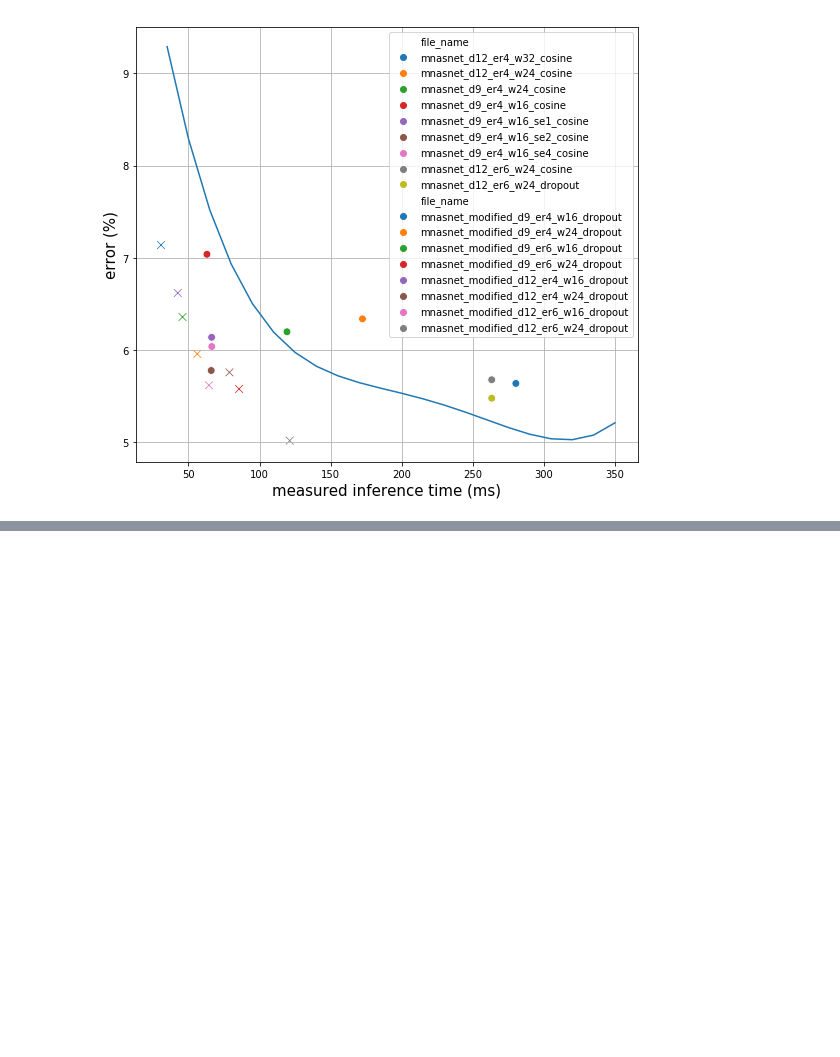
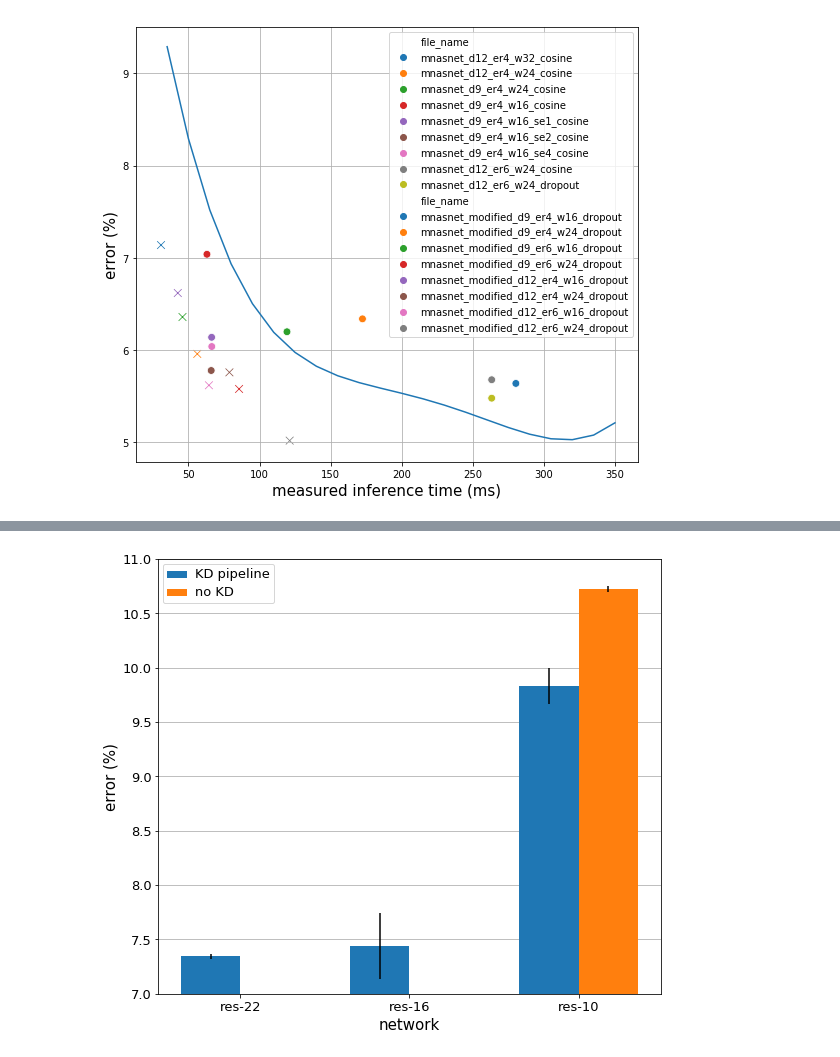
Before and after one commit to NatGr/Master_Thesis, a Jupyter notebook: training_from_scratch/visualize.ipynb, the cells around one changed output, grey strips where cells are left out. Saved outputs shown, nothing was run; the diff lists cells and outputs as text; code cells hidden in the pictures; blank space fills up the shorter version.

```diff
--- a/training_from_scratch/visualize.ipynb
+++ b/training_from_scratch/visualize.ipynb
@@ -166,0 +228,5 @@ ax.grid(True)
+# %%
+test_KD = pd.read_csv('test_KD.csv')
+test_KD['error'] = 100*(1.0 - test_KD[['acc1', 'acc2', 'acc3']].mean(axis=1))
+test_KD['error_std'] = 100*test_KD[['acc1', 'acc2', 'acc3']].std(axis=1)
+test_KD.head()
@@ -166,0 +239,33 @@ ax.grid(True)
+# %%
+KD_pipeline = test_KD[test_KD.KD_pipeline].sort_values("net", ascending=False)
+base_net = test_KD[np.logical_not(test_KD.KD_pipeline)]
+
+N = KD_pipeline.shape[0]
+ind = np.arange(N)  # the x locations for the groups
+width = 0.35       # the width of the bars
+
+
+fig, ax = plt.subplots(1, figsize=(9, 8))
+KD = ax.bar(ind, KD_pipeline.error, width, yerr=KD_pipeline.error_std)
+
+no_KD = ax.bar(ind+width, [0, 0] + [base_net.error[0]], width,
+    yerr=[0, 0] + [base_net.error_std[0]])
+
+# add some
+ax.set_xlabel('network', fontsize=15)
+ax.set_ylabel('error (%)', fontsize=15)
+ax.grid(True, axis='y')
+ax.set_ylim((7, 11))
+ax.set_axisbelow(True)
+ax.set_xticks(ind + width / 2)
+ax.set_xticklabels(KD_pipeline.net)
+
+ax.legend((KD[0], no_KD[0]), ('KD pipeline', 'no KD'))
+plt.setp(ax.get_legend().get_texts(), fontsize='13') # for legend text
+plt.setp(ax.get_legend().get_title(), fontsize='14') # for legend title
+ax.tick_params(axis='both', which='major', labelsize=13)  # for ticks
+
+# plt.savefig('KD_test.pdf')
+plt.show()
+# %% [output]
+[figure, added]
```
Also changed, not shown: parts of 9 cells of this notebook, 2 other files.
